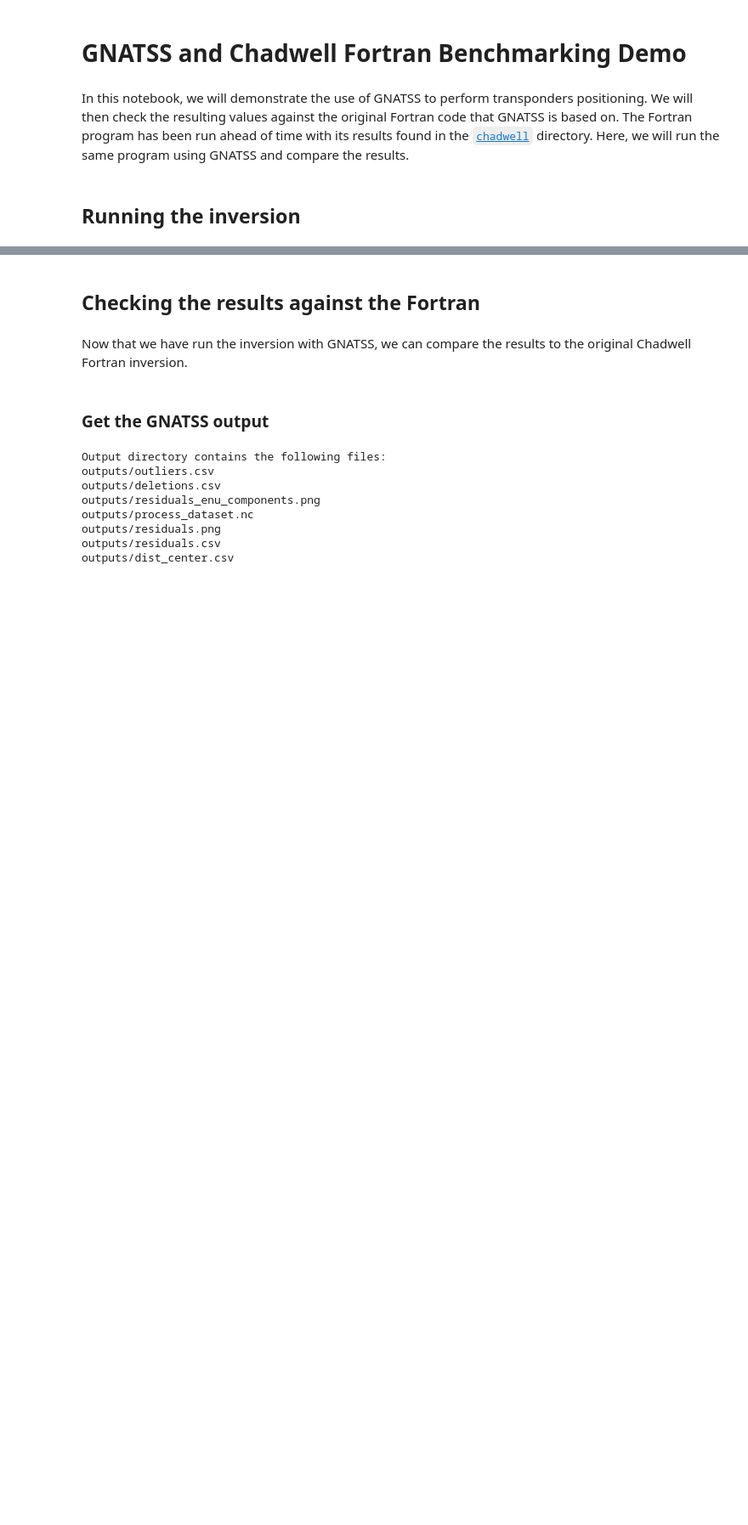
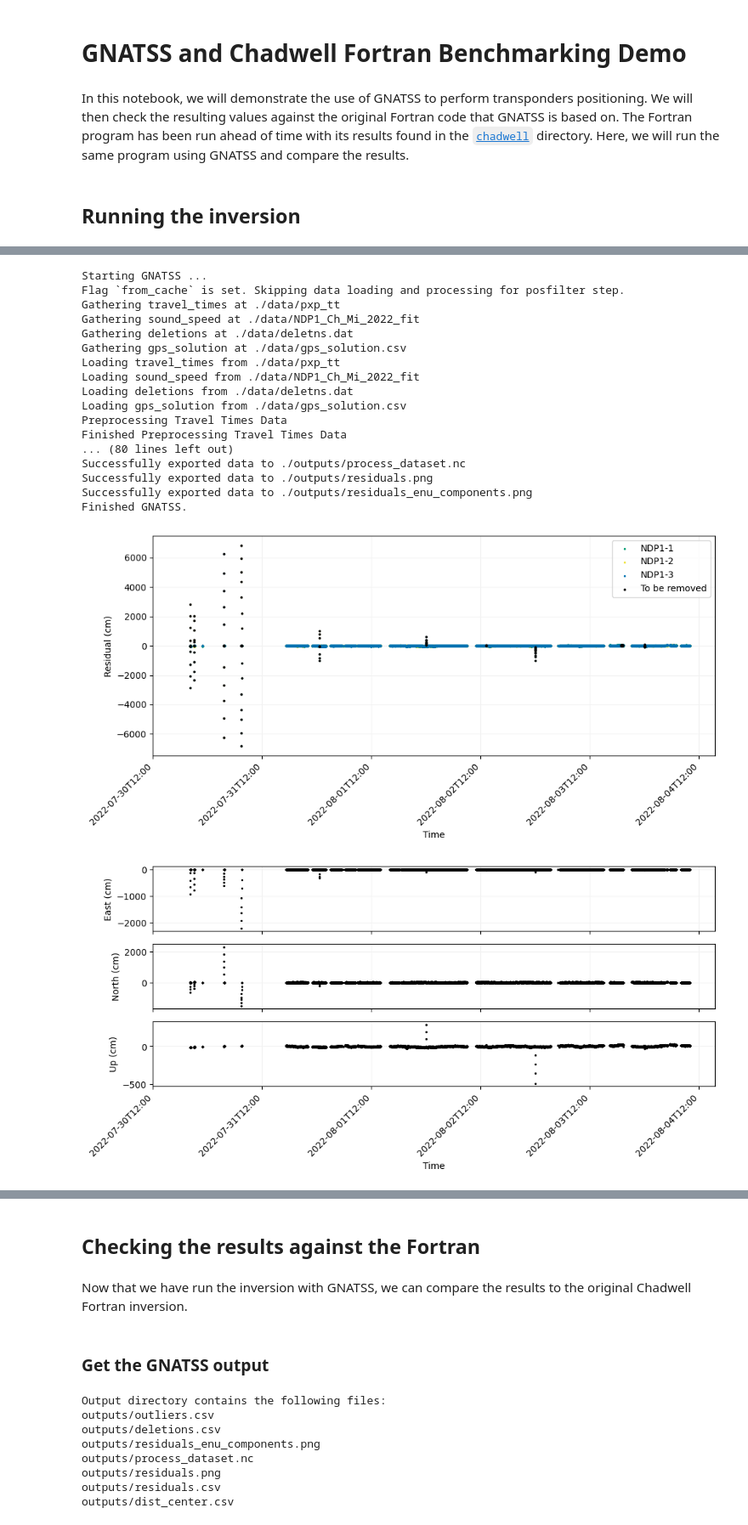
Before and after one commit to seafloor-geodesy/gnatss-fortran-benchmark, a Jupyter notebook: main.ipynb, the cells around one changed output, grey strips where cells are left out. Shown: that part at 85% size. Cells and saved outputs as stored; diff of their text form; code cells hidden in the pictures; blank space fills up the shorter version.

```diff
--- a/main.ipynb
+++ b/main.ipynb
@@ -17,0 +30,33 @@ This is similar to directly running the `gnatss run` command from the command li
+# %%
+run(
+    config_yaml="./config.yaml",
+    extract_dist_center=True,
+    extract_process_dataset=True,
+    outlier_threshold=constants.DATA_OUTLIER_THRESHOLD,
+    distance_limit=None,
+    residual_limit=None,
+    qc=True,
+    remove_outliers=False, # Don't remove outliers to start with
+    run_all=False,
+    solver=True,
+)
+# %% [output]
+Starting GNATSS ...
+Flag `from_cache` is set. Skipping data loading and processing for posfilter step.
+Gathering travel_times at ./data/pxp_tt
+Gathering sound_speed at ./data/NDP1_Ch_Mi_2022_fit
+Gathering deletions at ./data/deletns.dat
+Gathering gps_solution at ./data/gps_solution.csv
+Loading travel_times from ./data/pxp_tt
+Loading sound_speed from ./data/NDP1_Ch_Mi_2022_fit
+Loading deletions from ./data/deletns.dat
+Loading gps_solution from ./data/gps_solution.csv
+Preprocessing Travel Times Data
+Finished Preprocessing Travel Times Data
+... (80 lines left out)
+Successfully exported data to ./outputs/process_dataset.nc
+Successfully exported data to ./outputs/residuals.png
+Successfully exported data to ./outputs/residuals_enu_components.png
+Finished GNATSS.
+[figure, added]
+[figure, added]
```
Also changed, not shown: parts of 12 cells of this notebook, 2 other files.
